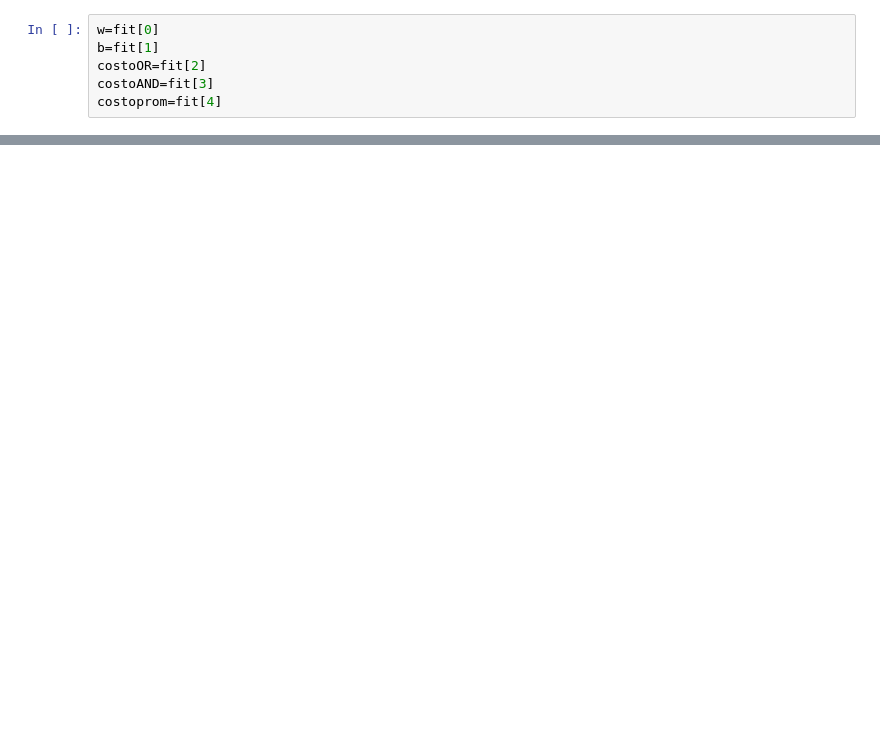
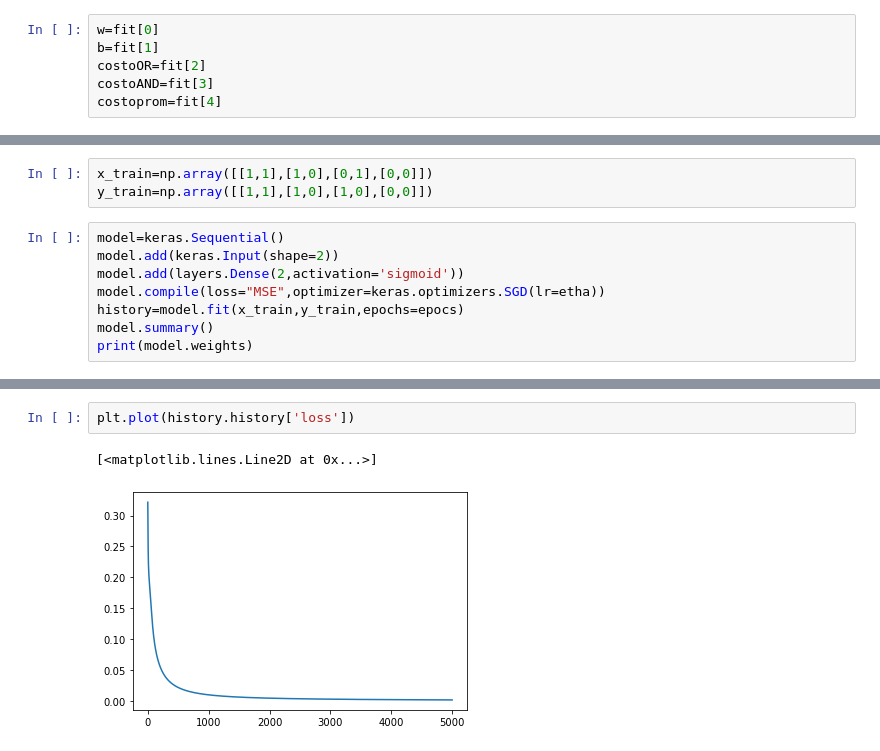
Before and after one commit to alejgdr/simple_perceptron, a Jupyter notebook: New_ ORAND .ipynb, the cells around one changed output, grey strips where cells are left out. Cells and saved outputs as stored; diff of their text form; blank space fills up the shorter version.

Commit message:
Programa limpio con equivalente en Keras

```diff
--- a/New_ ORAND .ipynb
+++ b/New_ ORAND .ipynb
@@ -321,0 +166,11 @@ print('output',predict(h,w))
+# %%
+x_train=np.array([[1,1],[1,0],[0,1],[0,0]])
+y_train=np.array([[1,1],[1,0],[1,0],[0,0]])
+# %%
+model=keras.Sequential()
+model.add(keras.Input(shape=2))
+model.add(layers.Dense(2,activation='sigmoid'))
+model.compile(loss="MSE",optimizer=keras.optimizers.SGD(lr=etha))
+history=model.fit(x_train,y_train,epochs=epocs)
+model.summary()
+print(model.weights)
@@ -321,0 +195,5 @@ print('output',predict(h,w))
+# %%
+plt.plot(history.history['loss'])
+# %% [output]
+[<matplotlib.lines.Line2D at 0x...>]
+[figure, added]
```
Also changed, not shown: parts of 55 cells of this notebook.
